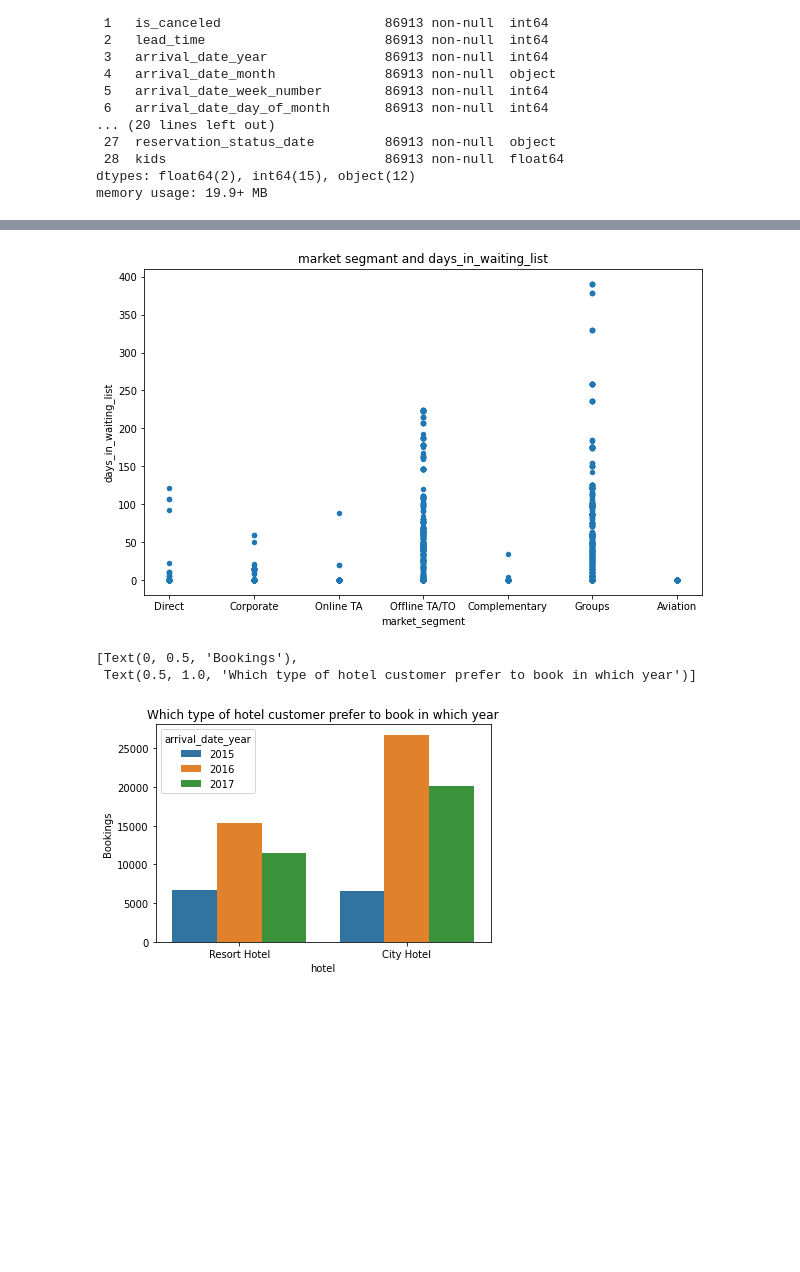
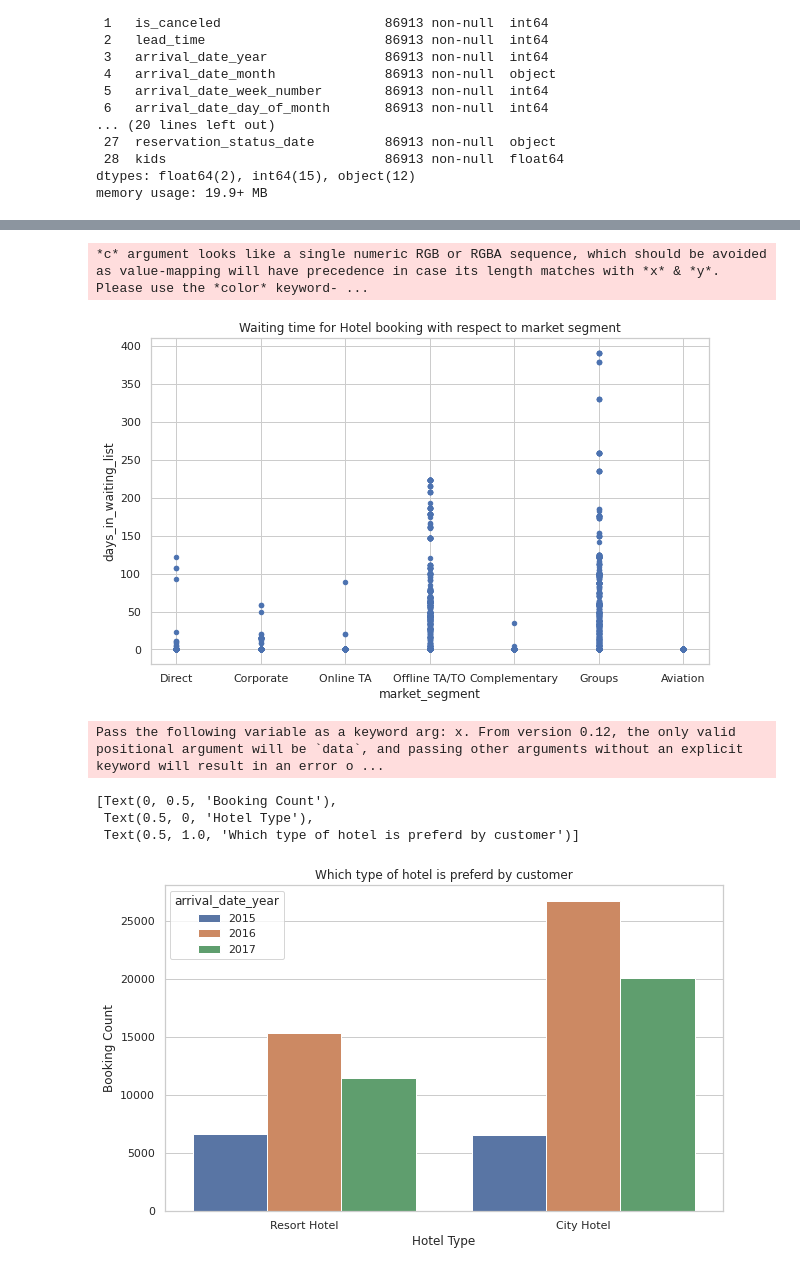
Before and after one commit to armanalam6342/Hotel-Booking-Analysis, a Jupyter notebook: Hotel_Booking_Analysis_Capstone_Project.ipynb, the cells around one changed output, grey strips where cells are left out. Cells and saved outputs as stored; diff of their text form; code cells hidden in the pictures; blank space fills up the shorter version.

```diff
--- a/Hotel_Booking_Analysis_Capstone_Project.ipynb
+++ b/Hotel_Booking_Analysis_Capstone_Project.ipynb
@@ -242,16 +276,21 @@ df['arrival_date'] = pd.to_datetime(df['arrival_date'], errors='coerce')
 # %%
 #market segmant and days_in_waiting_list
 
-df.plot.scatter(x='market_segment', y = 'days_in_waiting_list' , figsize = (10,6), title = 'market segmant and days_in_waiting_list')
+df.plot.scatter(x='market_segment', y = 'days_in_waiting_list' , figsize = (10,6), title = 'Waiting time for Hotel booking with respect to market segment' , xlabel = 'Market segment', ylabel = 'Days in waiting list')
 plt.show()
 # %% [output]
+*c* argument looks like a single numeric RGB or RGBA sequence, which should be avoided as value-mapping will have precedence in case its length matches with *x* & *y*.  Please use the *color* keyword- ...
-[figure, old version]
+[figure, new version]
 # %%
 #Which type of hotel customer prefer to book
-sns.countplot(df.hotel, hue=df.arrival_date_year).set(title = 'Which type of hotel customer prefer to book in which year', ylabel = 'Bookings')
+plt.figure(figsize=(10, 6))
+sns.set(style="whitegrid")
+sns.countplot(df.hotel, hue=df.arrival_date_year).set(title = 'Which type of hotel is preferd by customer', ylabel = 'Booking Count', xlabel = 'Hotel Type')
 # %% [output]
-[Text(0, 0.5, 'Bookings'),
- Text(0.5, 1.0, 'Which type of hotel customer prefer to book in which year')]
+Pass the following variable as a keyword arg: x. From version 0.12, the only valid positional argument will be `data`, and passing other arguments without an explicit keyword will result in an error o ...
+[Text(0, 0.5, 'Booking Count'),
+ Text(0.5, 0, 'Hotel Type'),
+ Text(0.5, 1.0, 'Which type of hotel is preferd by customer')]
-[figure, old version]
+[figure, new version]
 # %%
 # which month is the busiest
```
Also changed, not shown: parts of 27 cells of this notebook.
